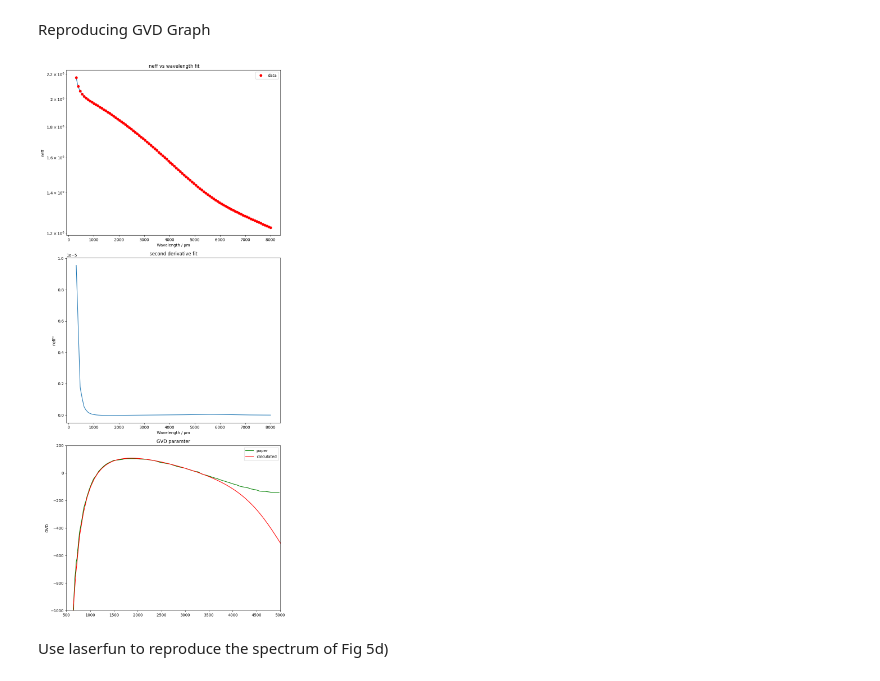
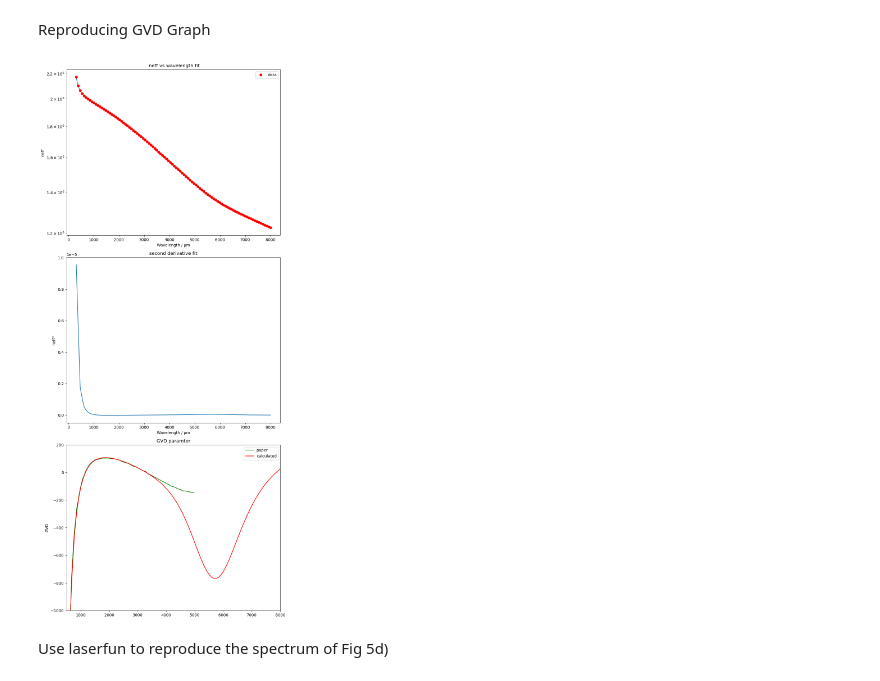
Before and after one commit to elizaleung830/SC-generation-stimulation, a Jupyter notebook: SCG_Stimulation/Benchmark/laserfun/H_Ahmand_et_al/code/Fig7d.ipynb, the cells around one changed output. Saved outputs shown, nothing was run; the diff lists cells and outputs as text; code cells hidden in the pictures.

```diff
--- a/SCG_Stimulation/Benchmark/laserfun/H_Ahmand_et_al/code/Fig7d.ipynb
+++ b/SCG_Stimulation/Benchmark/laserfun/H_Ahmand_et_al/code/Fig7d.ipynb
@@ -87,35 +87,35 @@ y_spl = UnivariateSpline(wls, neff_list, s=0, k=3)
 x_range = np.linspace(wls[0], wls[-1], 1000)
 
 axs[0].set_xlabel("Wavelength / µm")
 axs[0].set_ylabel("neff")
 axs[0].set_title(" neff vs wavelength fit")
 axs[0].semilogy(x_range, y_spl(x_range))
 axs[0].semilogy(wls, neff_list, 'ro', label='data')
 axs[0].legend()
 
 y_spl_2d = y_spl.derivative(n=2)
 axs[1].set_xlabel("Wavelength / µm")
 axs[1].set_ylabel("neff''")
 axs[1].set_title("second derivative fit")
 axs[1].plot(x_range, y_spl_2d(x_range))
 
 ref_gvd = pd.read_csv("../reference_data/GVD2.csv", dtype=np.float64)
 ref_gvd_x, ref_gvd_y = np.split(ref_gvd.values, 2, axis=1)
 axs[2].plot(ref_gvd_x, ref_gvd_y, c="green", label="paper")
 
 GVD = (-wls / (2.99792e-7) * y_spl_2d(wls))
 axs[2].plot(wls, GVD, label="calculated", c="red")
 
 axs[2].set_ylabel("GVD")
 axs[2].set_ylim(-1000, 200)
-axs[2].set_xlim(500, 5000)
+axs[2].set_xlim(500, 8000)
 axs[2].set_title("GVD paramter")
 axs[2].legend()
 
 plt.tight_layout()
 plt.show()
 # %% [output]
-[figure, old version]
+[figure, new version]
 # %% [markdown]
 Use laserfun to reproduce the spectrum of Fig 5d)
 # %%
```
Also changed, not shown: 15 other files.
